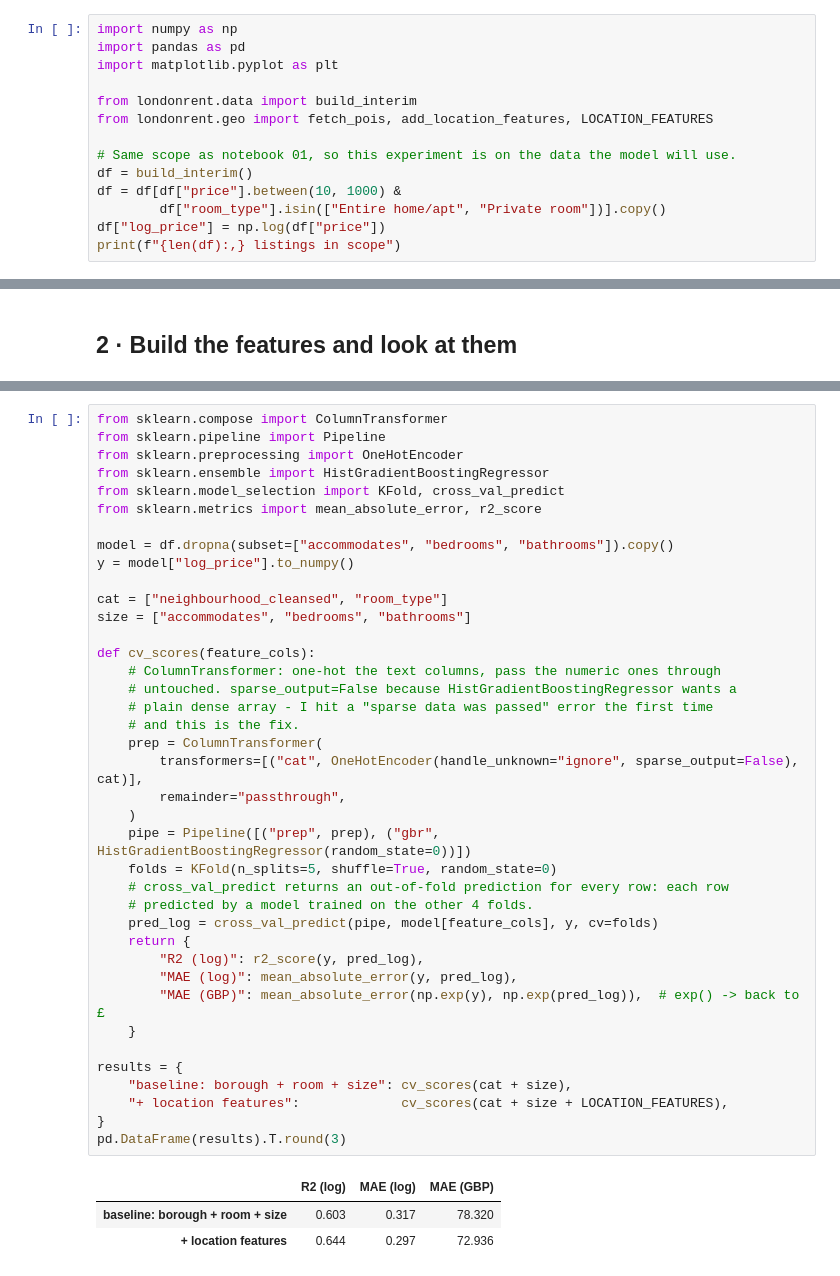
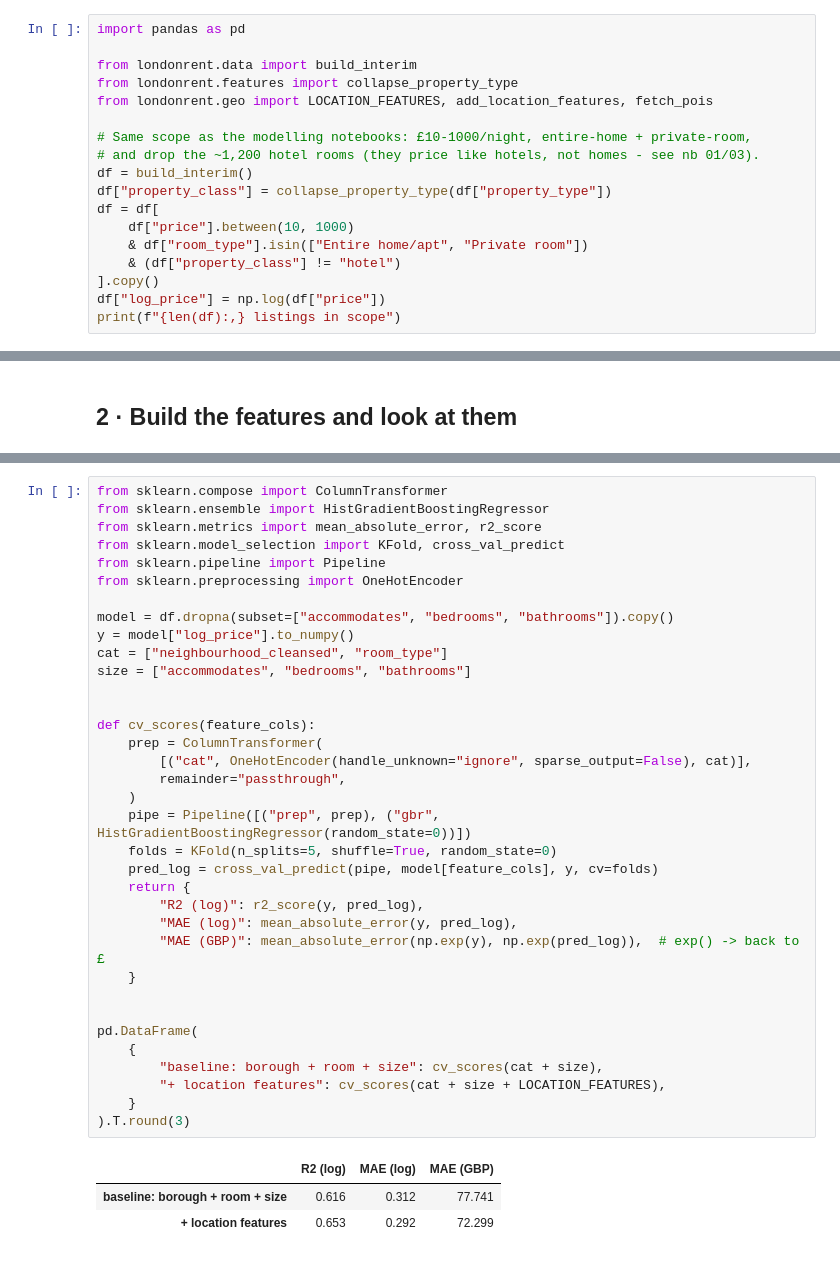
Before and after one commit to KevST14/london-rent-reality-check, a Jupyter notebook: notebooks/02_geo_features.ipynb, the cells around one changed output, grey strips where cells are left out. Cells and saved outputs as stored; diff of their text form.

```diff
--- a/notebooks/02_geo_features.ipynb
+++ b/notebooks/02_geo_features.ipynb
@@ -72,15 +104,19 @@ nonsense until I projected first.
 # %%
-import numpy as np
 import pandas as pd
-import matplotlib.pyplot as plt
 
 from londonrent.data import build_interim
-from londonrent.geo import fetch_pois, add_location_features, LOCATION_FEATURES
+from londonrent.features import collapse_property_type
+from londonrent.geo import LOCATION_FEATURES, add_location_features, fetch_pois
 
-# Same scope as notebook 01, so this experiment is on the data the model will use.
+# Same scope as the modelling notebooks: £10-1000/night, entire-home + private-room,
+# and drop the ~1,200 hotel rooms (they price like hotels, not homes - see nb 01/03).
 df = build_interim()
-df = df[df["price"].between(10, 1000) &
-        df["room_type"].isin(["Entire home/apt", "Private room"])].copy()
+df["property_class"] = collapse_property_type(df["property_type"])
+df = df[
+    df["price"].between(10, 1000)
+    & df["room_type"].isin(["Entire home/apt", "Private room"])
+    & (df["property_class"] != "hotel")
+].copy()
 df["log_price"] = np.log(df["price"])
 print(f"{len(df):,} listings in scope")
 # %% [output]
@@ -257,46 +283,42 @@ text. One-hot encoding replaces one text column with one 0/1 column per category
 # %%
 from sklearn.compose import ColumnTransformer
+from sklearn.ensemble import HistGradientBoostingRegressor
+from sklearn.metrics import mean_absolute_error, r2_score
+from sklearn.model_selection import KFold, cross_val_predict
 from sklearn.pipeline import Pipeline
 from sklearn.preprocessing import OneHotEncoder
-from sklearn.ensemble import HistGradientBoostingRegressor
-from sklearn.model_selection import KFold, cross_val_predict
-from sklearn.metrics import mean_absolute_error, r2_score
 
 model = df.dropna(subset=["accommodates", "bedrooms", "bathrooms"]).copy()
 y = model["log_price"].to_numpy()
-
 cat = ["neighbourhood_cleansed", "room_type"]
 size = ["accommodates", "bedrooms", "bathrooms"]
 
+
 def cv_scores(feature_cols):
-    # ColumnTransformer: one-hot the text columns, pass the numeric ones through
-    # untouched. sparse_output=False because HistGradientBoostingRegressor wants a
-    # plain dense array - I hit a "sparse data was passed" error the first time
-    # and this is the fix.
     prep = ColumnTransformer(
-        transformers=[("cat", OneHotEncoder(handle_unknown="ignore", sparse_output=False), cat)],
+        [("cat", OneHotEncoder(handle_unknown="ignore", sparse_output=False), cat)],
         remainder="passthrough",
     )
     pipe = Pipeline([("prep", prep), ("gbr", HistGradientBoostingRegressor(random_state=0))])
     folds = KFold(n_splits=5, shuffle=True, random_state=0)
-    # cross_val_predict returns an out-of-fold prediction for every row: each row
-    # predicted by a model trained on the other 4 folds.
     pred_log = cross_val_predict(pipe, model[feature_cols], y, cv=folds)
     return {
         "R2 (log)": r2_score(y, pred_log),
         "MAE (log)": mean_absolute_error(y, pred_log),
         "MAE (GBP)": mean_absolute_error(np.exp(y), np.exp(pred_log)),  # exp() -> back to £
     }
 
-results = {
-    "baseline: borough + room + size": cv_scores(cat + size),
-    "+ location features":             cv_scores(cat + size + LOCATION_FEATURES),
-}
-pd.DataFrame(results).T.round(3)
+
+pd.DataFrame(
+    {
+        "baseline: borough + room + size": cv_scores(cat + size),
+        "+ location features": cv_scores(cat + size + LOCATION_FEATURES),
+    }
+).T.round(3)
 # %% [output]
 |  | R2 (log) | MAE (log) | MAE (GBP) |
-| baseline: borough + room + size | 0.603 | 0.317 | 78.320 |
-| + location features | 0.644 | 0.297 | 72.936 |
+| baseline: borough + room + size | 0.616 | 0.312 | 77.741 |
+| + location features | 0.653 | 0.292 | 72.299 |
 # %% [markdown]
 ### Results
 
```
Also changed, not shown: parts of 20 cells of this notebook, 5 other files.
